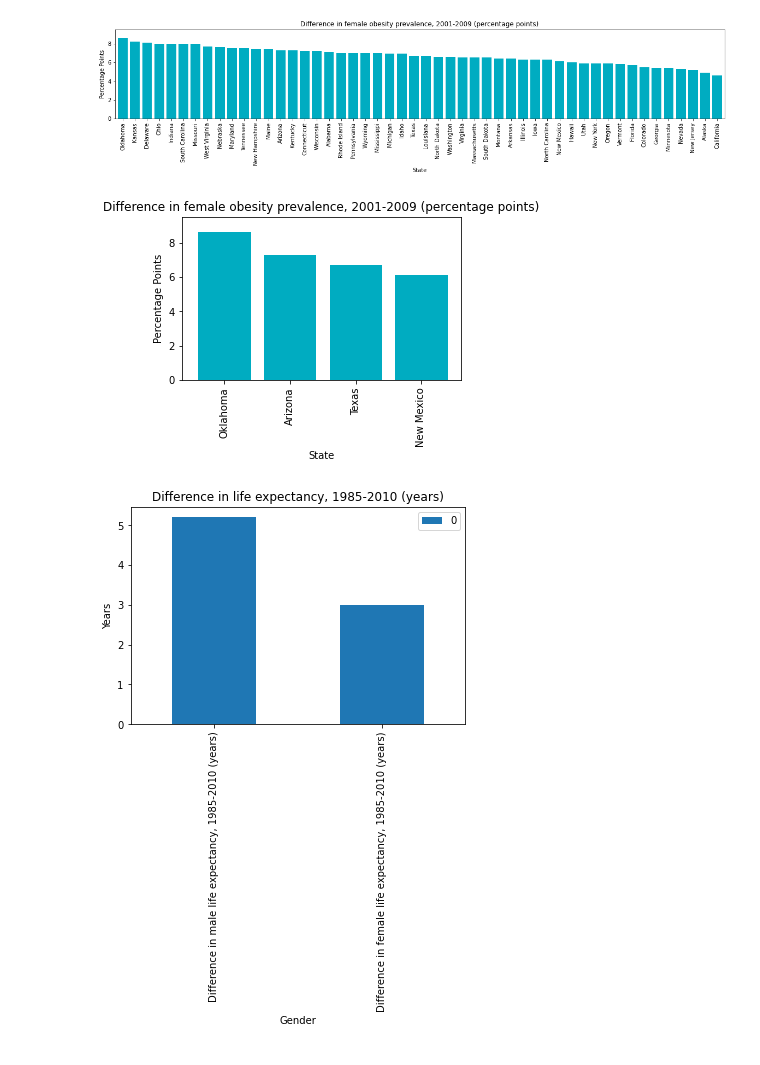
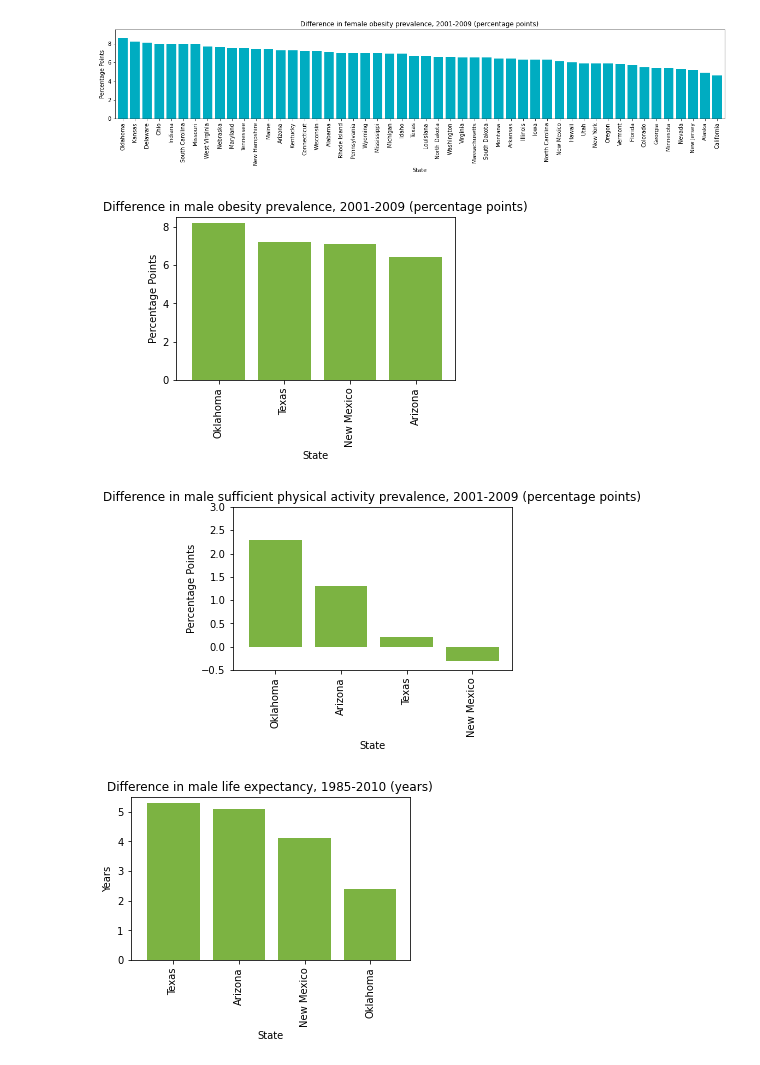
Before and after one commit to Mvillarreal88/State-of-Survival, a Jupyter notebook: Sandbox/Dillon/charts.ipynb, the cells around one changed output. Cells and saved outputs as stored; diff of their text form; code cells hidden in the pictures.

```diff
--- a/Sandbox/Dillon/charts.ipynb
+++ b/Sandbox/Dillon/charts.ipynb
@@ -162,7 +176,7 @@ plt.show()
 [figure]
 # %%
 Southwest_obes.head(10)
-Southwest_obes = Southwest_obes.sort_values('Difference in female obesity prevalence, 2001-2009 (percentage points)', ascending=False)
+Southwest_obes = Southwest_obes.sort_values('Difference in male obesity prevalence, 2001-2009 (percentage points)', ascending=False)
 
 # set x axis and tick locations
 x_axis = np.arange(len(Southwest_obes))
@@ -170,44 +184,63 @@ tick_locations = [value+0.4 for value in x_axis]
 # create bar chart and set figure size to adjust for space
 plt.figure(figsize=(5,3))
 plt.bar(x_axis,
-        Southwest_obes['Difference in female obesity prevalence, 2001-2009 (percentage points)'],
-        color='#00ACC1',
+        Southwest_obes['Difference in male obesity prevalence, 2001-2009 (percentage points)'],
+        color='#7CB342',
         align='edge')
 plt.xticks(tick_locations, Southwest_obes["State"], rotation="vertical")
 # Set x and y limits
 plt.xlim(-0.25, len(x_axis))
-plt.ylim(0, 9.5)
+plt.ylim(0, 8.5)
 # Set Title and labels
-plt.title('Difference in female obesity prevalence, 2001-2009 (percentage points)')
+plt.title('Difference in male obesity prevalence, 2001-2009 (percentage points)')
 plt.xlabel('State')
 plt.ylabel('Percentage Points')
 plt.show()
 # %% [output]
-[figure, old version]
+[figure, new version]
+# %%
+Southwest_PA = Southwest_PA.sort_values('Difference in male sufficient physical activity prevalence, 2001-2009 (percentage points)', ascending=False)
+
+# set x axis and tick locations
+x_axis = np.arange(len(Southwest_obes))
+tick_locations = [value+0.4 for value in x_axis]
+# create bar chart and set figure size to adjust for space
+plt.figure(figsize=(5,3))
+plt.bar(x_axis,
+        Southwest_PA['Difference in male sufficient physical activity prevalence, 2001-2009 (percentage points)'],
+        color='#7CB342',
+        align='edge')
+plt.xticks(tick_locations, Southwest_obes["State"], rotation="vertical")
+# Set x and y limits
+plt.xlim(-0.25, len(x_axis))
+plt.ylim(-0.5, 3)
+# Set Title and labels
+plt.title('Difference in male sufficient physical activity prevalence, 2001-2009 (percentage points)')
+plt.xlabel('State')
+plt.ylabel('Percentage Points')
+plt.show()
+# %% [output]
+[figure, added]
 # %%
-gen_com = us_df[['Difference in male life expectancy, 1985-2010 (years)', 'Difference in female life expectancy, 1985-2010 (years)']]
-gen_com_transposed = gen_com.T # or df2.transpose()
-gen_com_transposed
-gen_com_transposed.plot(kind='bar')
+Southwest_life_expect = Southwest_life_expect.sort_values('Difference in male life expectancy, 1985-2010 (years)', ascending=False)
 
-# x_axis = us_df['Difference in male life expectancy, 1985-2010 (years)']
-# y_axis = us_df['Difference in female life expectancy, 1985-2010 (years)']
-
-# # set x axis and tick locations
-# # x_axis = np.arange(len(gen_com))
-# # tick_locations = [value+0.4 for value in x_axis]
-# # create bar chart and set figure size to adjust for space
-# plt.figure(figsize=(5,3))
-# plt.bar(x_axis, y_axis, color='#00ACC1', width=0.5, alpha=0.5, align="center")
-# plt.xticks(tick_locations, gen_com, rotation="vertical")
-# # Set x and y limits
-# plt.xlim(-0.25, len(x_axis))
-# plt.ylim(0, 9.5)
-# # Set Title and labels
-plt.title('Difference in life expectancy, 1985-2010 (years)')
-plt.xlabel('Gender')
+# set x axis and tick locations
+x_axis = np.arange(len(Southwest_life_expect))
+tick_locations = [value+0.4 for value in x_axis]
+# create bar chart and set figure size to adjust for space
+plt.figure(figsize=(5,3))
+plt.bar(x_axis,
+        Southwest_life_expect['Difference in male life expectancy, 1985-2010 (years)'],
+        color='#7CB342',
+        align='edge')
+plt.xticks(tick_locations, Southwest_life_expect["State"], rotation="vertical")
+# Set x and y limits
+plt.xlim(-0.25, len(x_axis))
+plt.ylim(0, 5.5)
+# Set Title and labels
+plt.title('Difference in male life expectancy, 1985-2010 (years)')
+plt.xlabel('State')
 plt.ylabel('Years')
 plt.show()
-# us_df.plot(y=['Difference in male life expectancy, 1985-2010 (years)', 'Difference in female life expectancy, 1985-2010 (years)'], kind="bar")
 # %% [output]
-[figure, old version]
+[figure, new version]
```
Also changed, not shown: parts of 5 cells of this notebook.
